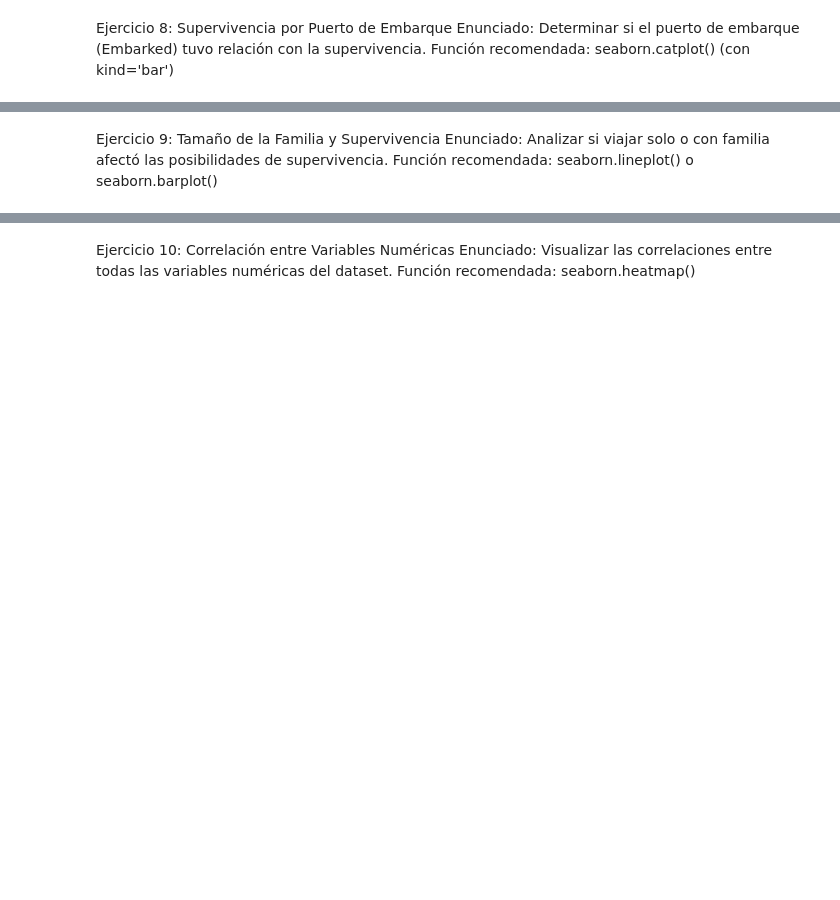
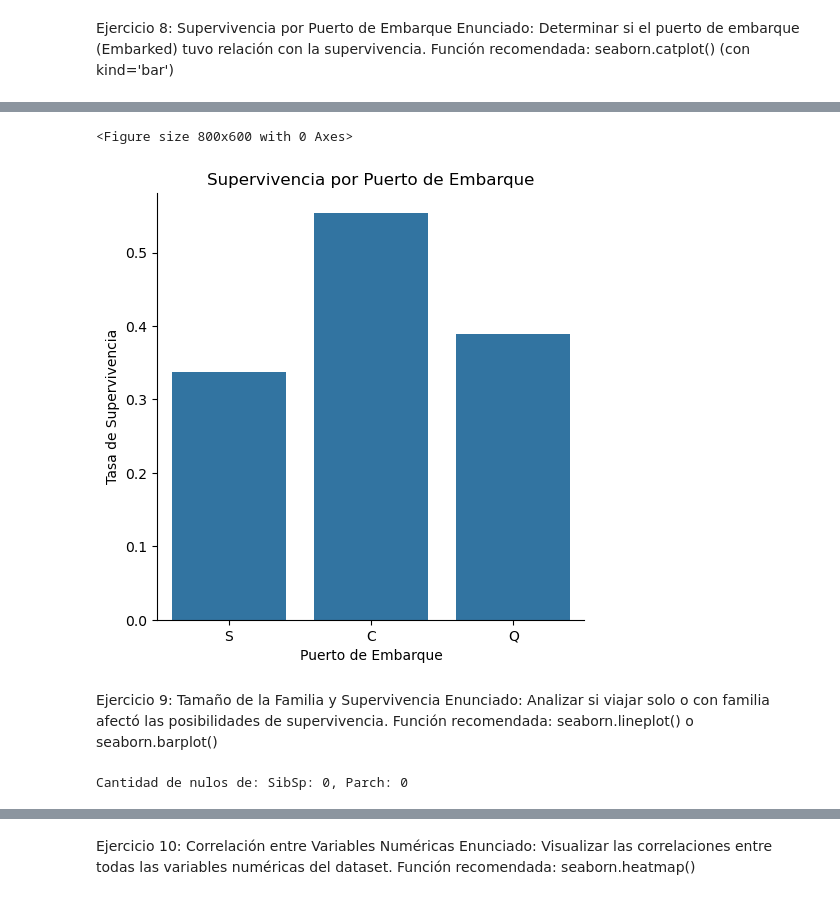
Before and after one commit to Sanyer16/titanic-visualizations, a Jupyter notebook: titanic_visualizations.ipynb, the cells around one changed output, grey strips where cells are left out. Drawn from its saved outputs; the diff is of its cells as text; code cells hidden in the pictures; blank space fills up the shorter version.

```diff
--- a/titanic_visualizations.ipynb
+++ b/titanic_visualizations.ipynb
@@ -256,3 +322,10 @@ Función recomendada: seaborn.scatterplot()
 Ejercicio 8: Supervivencia por Puerto de Embarque
 Enunciado: Determinar si el puerto de embarque (Embarked) tuvo relación con la supervivencia.
 Función recomendada: seaborn.catplot() (con kind='bar')
+# %%
+print(f"Cantidad de nulos de: Embarked: {df['Embarked'].isnull().sum()}, Survived: {df['Survived'].isnull().sum()}")
+# Confirmar que nulos tengo para saber que tratamiento darles
+
+# se decide eliminar estos dos (2) registros ya que no hace maytor diferencia
+df = df[df['Embarked'].notnull()]
+print(f"Cantidad de nulos de: Embarked: {df['Embarked'].isnull().sum()}, Survived: {df['Survived'].isnull().sum()}")
@@ -258,0 +335,3 @@ Función recomendada: seaborn.catplot() (con kind='bar')
+# %%
+#copiar df
+df_embarked = df.copy()
@@ -259,4 +348,30 @@ Función recomendada: seaborn.catplot() (con kind='bar')
+# %%
+#grafico
+
+plt.figure(figsize=(8, 6))
+sns.catplot(x='Embarked',
+            y='Survived',
+            kind='bar',
+            data=df_embarked,
+            errorbar=None
+)
+
+plt.title('Supervivencia por Puerto de Embarque')
+plt.xlabel('Puerto de Embarque')
+plt.ylabel('Tasa de Supervivencia')
+plt.show()
+# %% [output]
+<Figure size 800x600 with 0 Axes>
+[figure, added]
 # %% [markdown]
 Ejercicio 9: Tamaño de la Familia y Supervivencia
 Enunciado: Analizar si viajar solo o con familia afectó las posibilidades de supervivencia.
 Función recomendada: seaborn.lineplot() o seaborn.barplot()
+# %%
+# SibSp --> hermanos y/o esposas a bordo
+# Parch --> padres e hijos a bordo
+
+print(f"Cantidad de nulos de: SibSp: {df['SibSp'].isnull().sum()}, Parch: {df['Parch'].isnull().sum()}")
+#no hay nulos, no hay que tratar
+# %% [output]
+Cantidad de nulos de: SibSp: 0, Parch: 0
```
Also changed, not shown: parts of 14 cells of this notebook.
